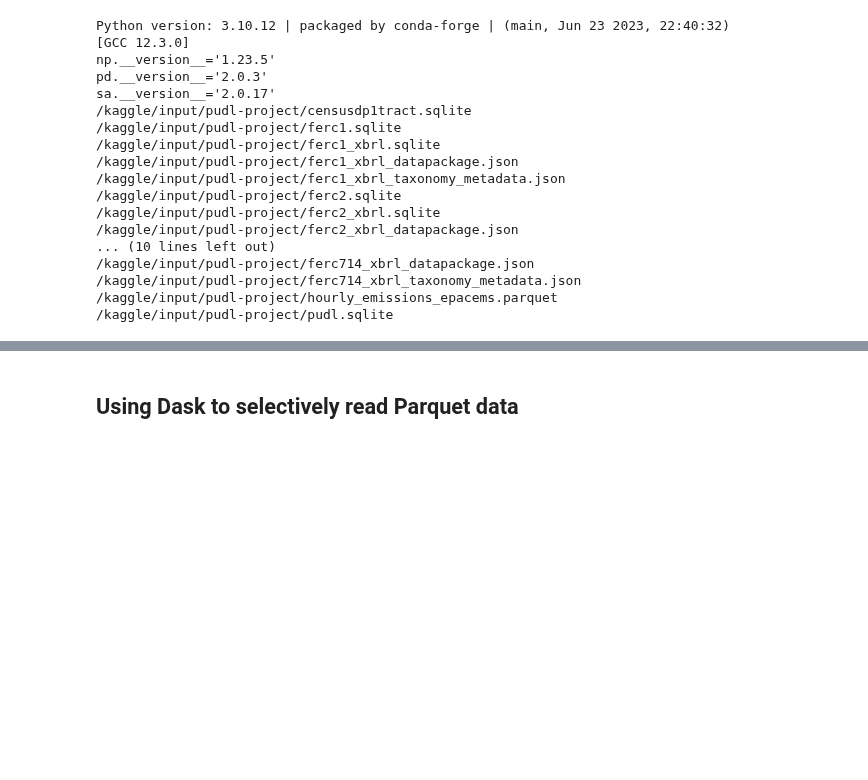
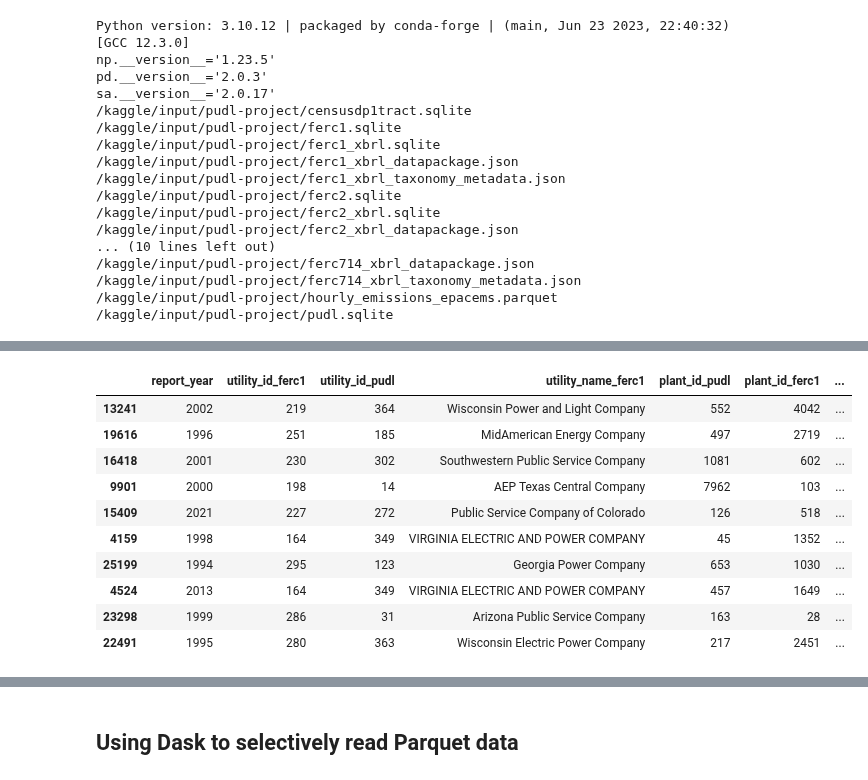
Before and after one commit to catalyst-cooperative/pudl-examples, a Jupyter notebook: notebooks/01-pudl-data-access.ipynb, the cells around one changed output, grey strips where cells are left out. Saved outputs shown, nothing was run; the diff lists cells and outputs as text; code cells hidden in the pictures; blank space fills up the shorter version.

```diff
--- a/notebooks/01-pudl-data-access.ipynb
+++ b/notebooks/01-pudl-data-access.ipynb
@@ -55,0 +120,4 @@ pudl_engine = sa.create_engine(f"sqlite:///{pudl_path}/pudl.sqlite")
+# %%
+%%time
+plants_ferc1 = pd.read_sql("denorm_plants_steam_ferc1", pudl_engine)
+plants_ferc1.info()
@@ -55,0 +142,14 @@ pudl_engine = sa.create_engine(f"sqlite:///{pudl_path}/pudl.sqlite")
+# %%
+plants_ferc1.sample(10)
+# %% [output]
+|  | report_year | utility_id_ferc1 | utility_id_pudl | utility_name_ferc1 | plant_id_pudl | plant_id_ferc1 | ... |
+| 13241 | 2002 | 219 | 364 | Wisconsin Power and Light Company | 552 | 4042 | ... |
+| 19616 | 1996 | 251 | 185 | MidAmerican Energy Company | 497 | 2719 | ... |
+| 16418 | 2001 | 230 | 302 | Southwestern Public Service Company | 1081 | 602 | ... |
+| 9901 | 2000 | 198 | 14 | AEP Texas Central Company | 7962 | 103 | ... |
+| 15409 | 2021 | 227 | 272 | Public Service Company of Colorado | 126 | 518 | ... |
+| 4159 | 1998 | 164 | 349 | VIRGINIA ELECTRIC AND POWER COMPANY | 45 | 1352 | ... |
+| 25199 | 1994 | 295 | 123 | Georgia Power Company | 653 | 1030 | ... |
+| 4524 | 2013 | 164 | 349 | VIRGINIA ELECTRIC AND POWER COMPANY | 457 | 1649 | ... |
+| 23298 | 1999 | 286 | 31 | Arizona Public Service Company | 163 | 28 | ... |
+| 22491 | 1995 | 280 | 363 | Wisconsin Electric Power Company | 217 | 2451 | ... |
```
Also changed, not shown: parts of 23 cells of this notebook.
